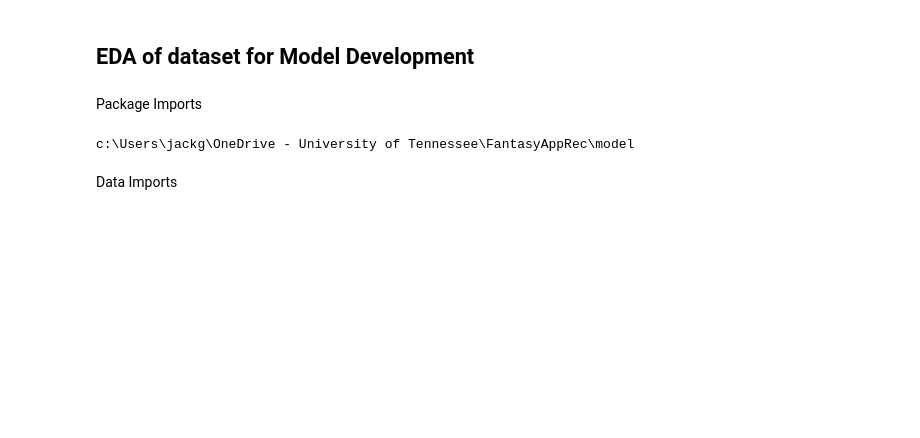
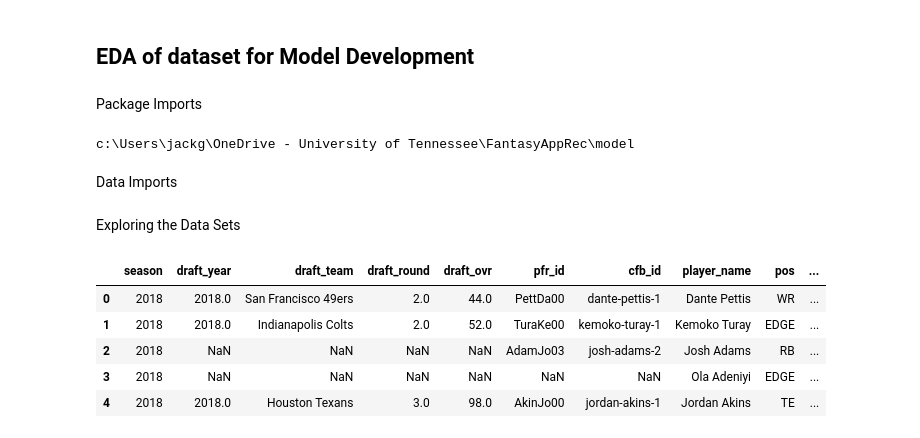
Before and after one commit to jguptil1/FantasyAppRec, a Jupyter notebook: model/EDA.ipynb, the cells around one changed output. Saved outputs shown, nothing was run; the diff lists cells and outputs as text; code cells hidden in the pictures; blank space fills up the shorter version.

```diff
--- a/model/EDA.ipynb
+++ b/model/EDA.ipynb
@@ -29,3 +31,14 @@ players_raw = pd.read_parquet(base_path + 'competition_data/players.parq', engin
 plays_raw = pd.read_parquet(base_path + 'competition_data/plays.parq', engine ='fastparquet')
 tackles_raw = pd.read_parquet(base_path + 'competition_data/tackles.parq', engine ='fastparquet')
 tracking_all_weeks_raw = pd.read_parquet(base_path + 'competition_data/tracking_all_weeks.parq', engine ='fastparquet')
+# %% [markdown]
+Exploring the Data Sets
+# %%
+combine_data_raw.head()
+# %% [output]
+|  | season | draft_year | draft_team | draft_round | draft_ovr | pfr_id | cfb_id | player_name | pos | ... |
+| 0 | 2018 | 2018.0 | San Francisco 49ers | 2.0 | 44.0 | PettDa00 | dante-pettis-1 | Dante Pettis | WR | ... |
+| 1 | 2018 | 2018.0 | Indianapolis Colts | 2.0 | 52.0 | TuraKe00 | kemoko-turay-1 | Kemoko Turay | EDGE | ... |
+| 2 | 2018 | NaN | NaN | NaN | NaN | AdamJo03 | josh-adams-2 | Josh Adams | RB | ... |
+| 3 | 2018 | NaN | NaN | NaN | NaN | NaN | NaN | Ola Adeniyi | EDGE | ... |
+| 4 | 2018 | 2018.0 | Houston Texans | 3.0 | 98.0 | AkinJo00 | jordan-akins-1 | Jordan Akins | TE | ... |
```
Also changed, not shown: parts of 11 cells of this notebook.
